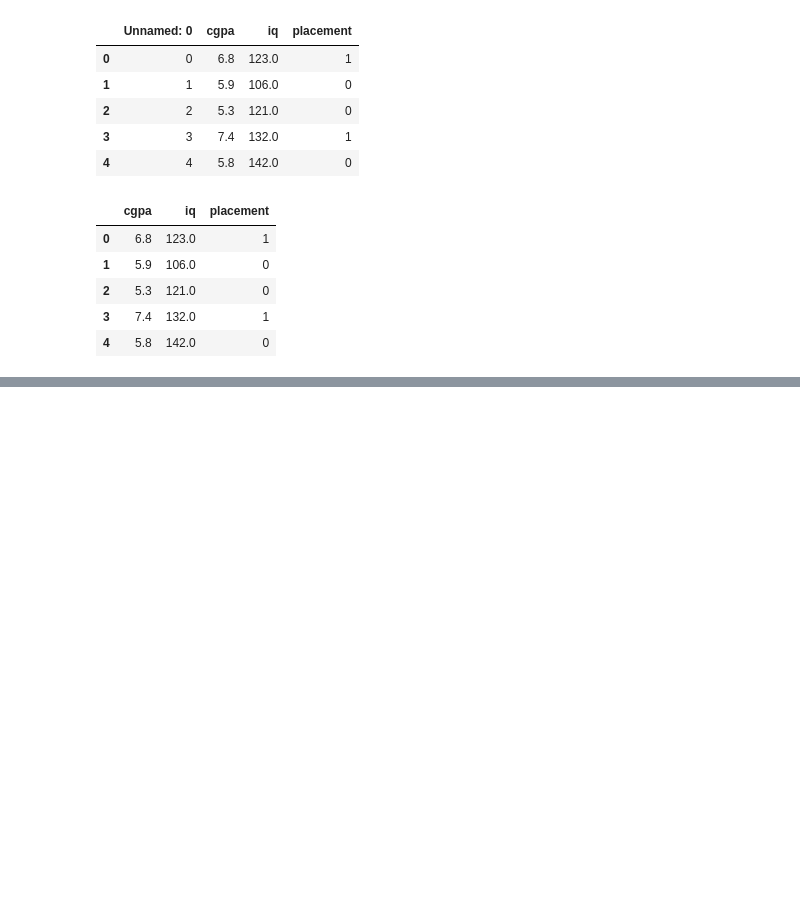
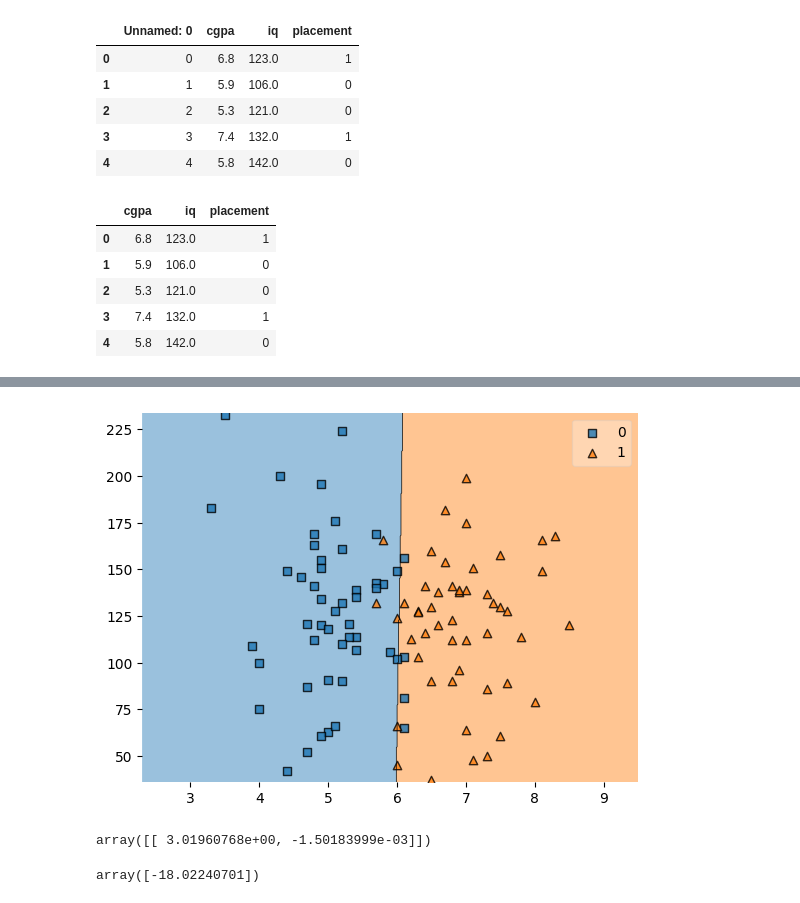
Before and after one commit to EFTEKHER/machine-learning-codes, a Jupyter notebook: phase-4/29_Logistic.ipynb, the cells around one changed output, grey strips where cells are left out. Saved outputs shown, nothing was run; the diff lists cells and outputs as text; code cells hidden in the pictures; blank space fills up the shorter version.

```diff
--- a/phase-4/29_Logistic.ipynb
+++ b/phase-4/29_Logistic.ipynb
@@ -33,0 +34,3 @@ plt.show()
+# %%
+x=dataset.iloc[:,:-1]
+y=dataset['placement']
@@ -33,0 +39,2 @@ plt.show()
+# %%
+x_train,x_test,y_train,y_test = train_test_split(x,y,test_size=0.2,random_state=21)
@@ -33,0 +43,2 @@ plt.show()
+# %%
+lr=LogisticRegression()
@@ -33,0 +55,13 @@ plt.show()
+# %%
+plot_decision_regions(x.to_numpy(),y.to_numpy(),lr)
+plt.show()
+# %% [output]
+[figure, added]
+# %%
+lr.coef_
+# %% [output]
+array([[ 3.01960768e+00, -1.50183999e-03]])
+# %%
+lr.intercept_
+# %% [output]
+array([-18.02240701])
```
Also changed, not shown: parts of 6 cells of this notebook.
